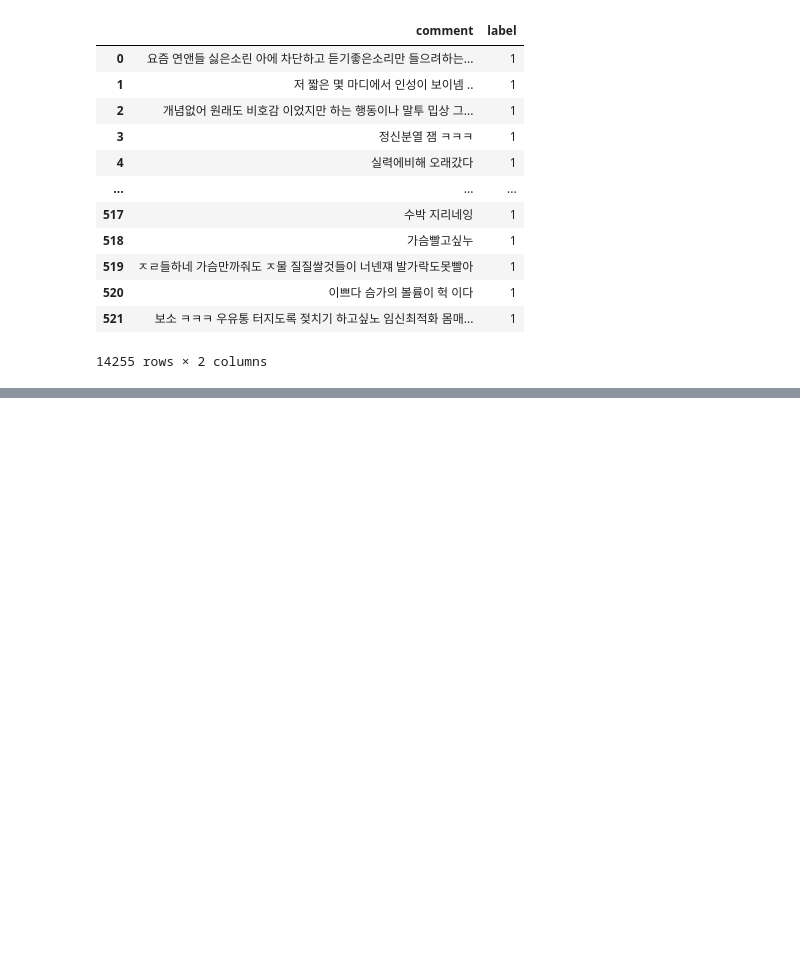
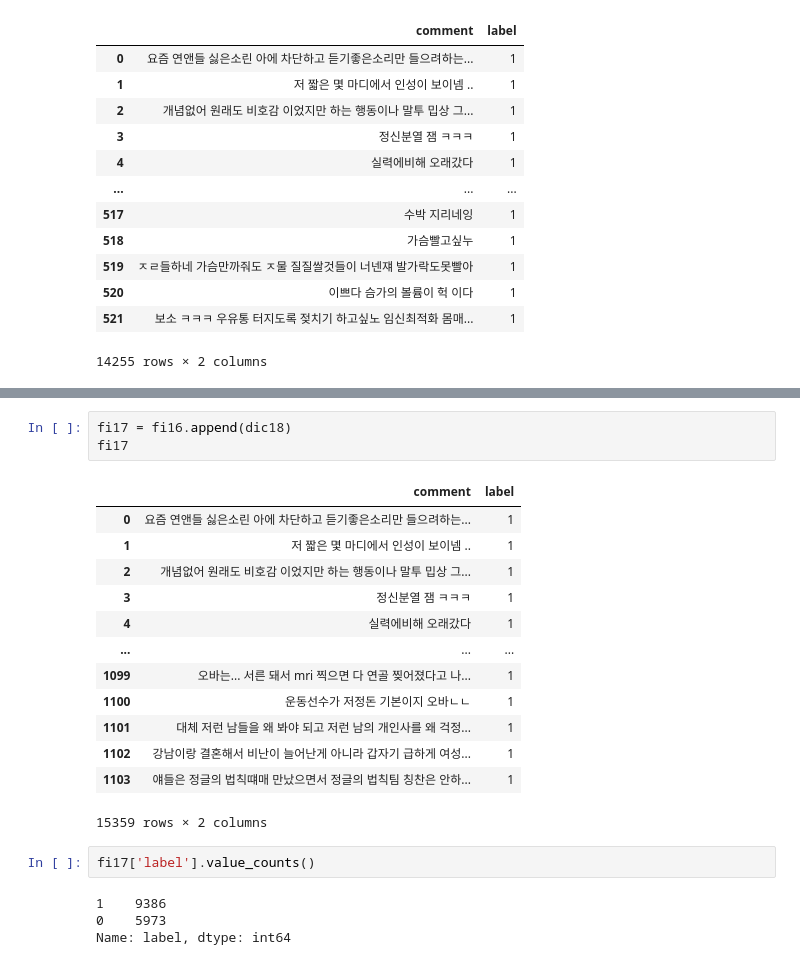
Before and after one commit to sooyeon-go/grad_project, a Jupyter notebook: comment_crawling_r/comment2_csv.ipynb, the cells around one changed output, grey strips where cells are left out. Drawn from its saved outputs; the diff is of its cells as text; blank space fills up the shorter version.

```diff
--- a/comment_crawling_r/comment2_csv.ipynb
+++ b/comment_crawling_r/comment2_csv.ipynb
@@ -1089,0 +1107,23 @@ f.close()
+# %%
+fi17 = fi16.append(dic18)
+fi17
+# %% [output]
+|  | comment | label |
+| 0 | 요즘 연앤들 싫은소린 아에 차단하고 듣기좋은소리만 들으려하는... | 1 |
+| 1 | 저 짧은 몇 마디에서 인성이 보이넴 .. | 1 |
+| 2 | 개념없어 원래도 비호감 이었지만 하는 행동이나 말투 밉상 그... | 1 |
+| 3 | 정신분열 잼 ㅋㅋㅋ | 1 |
+| 4 | 실력에비해 오래갔다 | 1 |
+| ... | ... | ... |
+| 1099 | 오바는... 서른 돼서 mri 찍으면 다 연골 찢어졌다고 나... | 1 |
+| 1100 | 운동선수가 저정돈 기본이지 오바ㄴㄴ | 1 |
+| 1101 | 대체 저런 남들을 왜 봐야 되고 저런 남의 개인사를 왜 걱정... | 1 |
+| 1102 | 강남이랑 결혼해서 비난이 늘어난게 아니라 갑자기 급하게 여성... | 1 |
+| 1103 | 얘들은 정글의 법칙떄매 만났으면서 정글의 법칙팀 칭찬은 안하... | 1 |
+15359 rows × 2 columns
+# %%
+fi17['label'].value_counts()
+# %% [output]
+1    9386
+0    5973
+Name: label, dtype: int64
```
Also changed, not shown: parts of 2 cells of this notebook.
